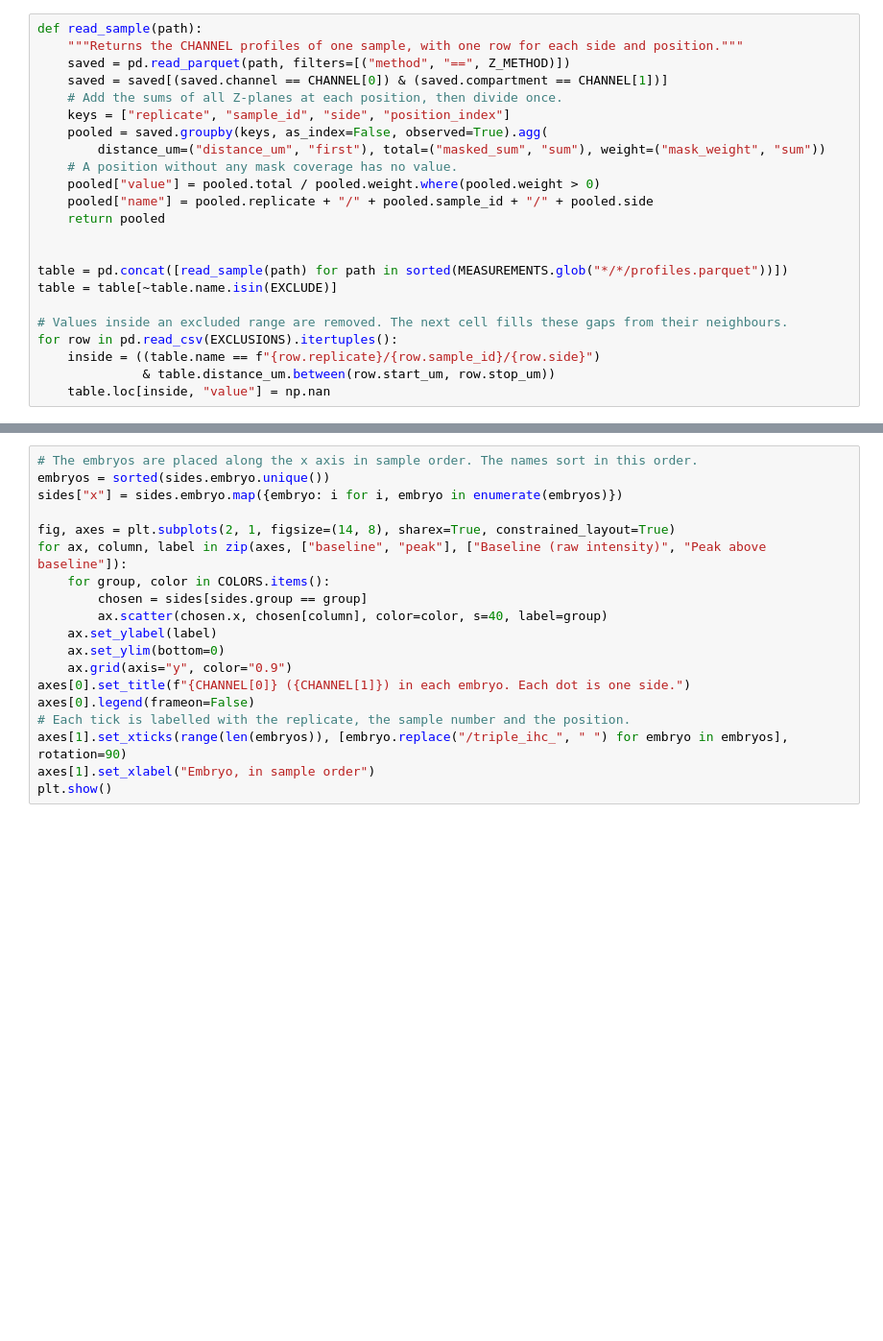
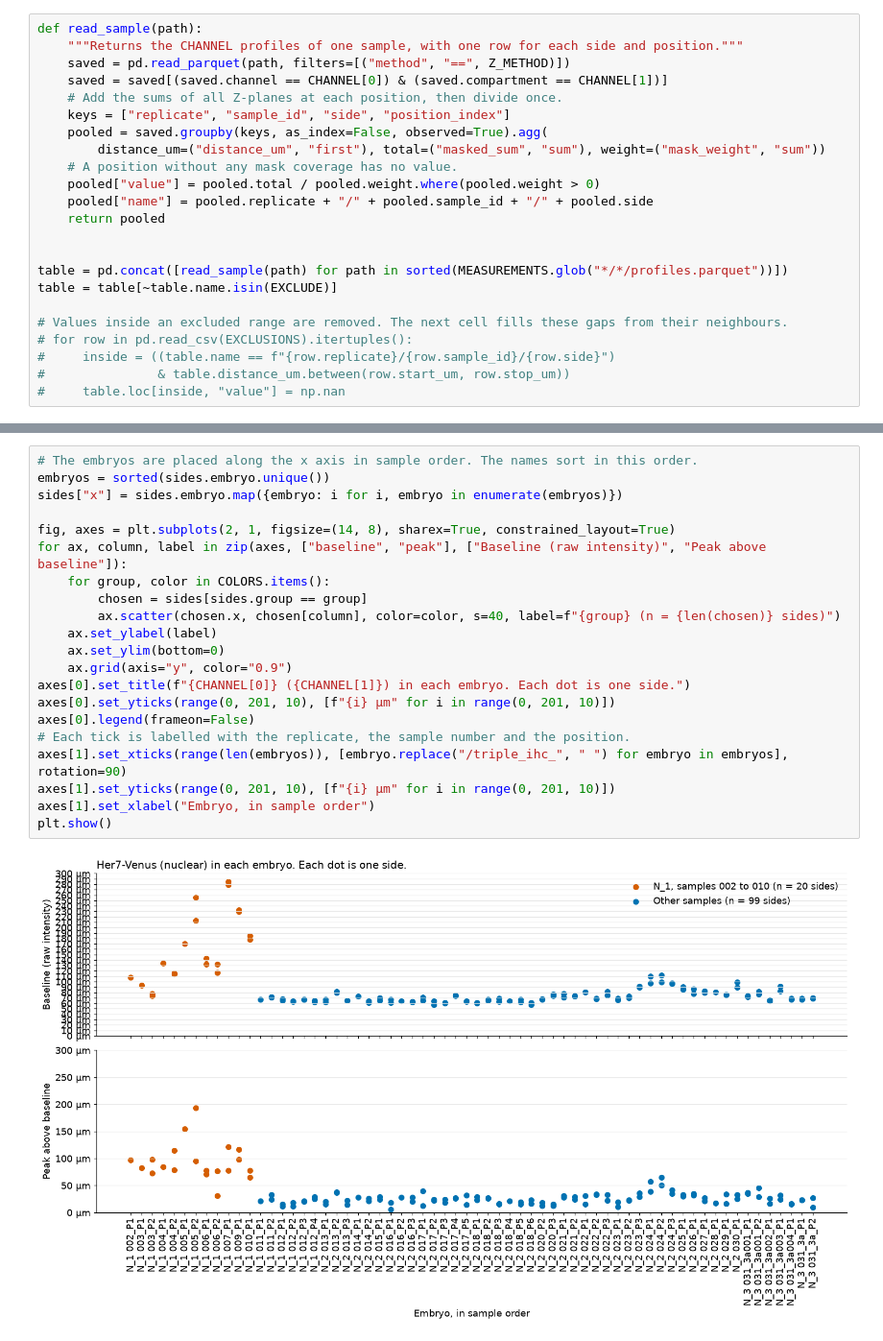
Before and after one commit to AryaDesai/IHC_analysis, a Jupyter notebook: compare_embryos.ipynb, the cells around one changed output, grey strips where cells are left out. Shown at 96% size. Drawn from its saved outputs; the diff is of its cells as text; blank space fills up the shorter version.

```diff
--- a/compare_embryos.ipynb
+++ b/compare_embryos.ipynb
@@ -62,10 +62,10 @@ table = pd.concat([read_sample(path) for path in sorted(MEASUREMENTS.glob("*/*/p
 table = table[~table.name.isin(EXCLUDE)]
 
 # Values inside an excluded range are removed. The next cell fills these gaps from their neighbours.
-for row in pd.read_csv(EXCLUSIONS).itertuples():
-    inside = ((table.name == f"{row.replicate}/{row.sample_id}/{row.side}")
-              & table.distance_um.between(row.start_um, row.stop_um))
-    table.loc[inside, "value"] = np.nan
+# for row in pd.read_csv(EXCLUSIONS).itertuples():
+#     inside = ((table.name == f"{row.replicate}/{row.sample_id}/{row.side}")
+#               & table.distance_um.between(row.start_um, row.stop_um))
+#     table.loc[inside, "value"] = np.nan
 # %%
 def smooth(distance, values):
     """Returns a profile with its gaps filled from their neighbours and a rolling mean of width SMOOTH_UM."""
@@ -93,22 +111,26 @@ sides.groupby("group")[["baseline", "peak"]].describe().round(0).T
 # %%
 # The embryos are placed along the x axis in sample order. The names sort in this order.
 embryos = sorted(sides.embryo.unique())
 sides["x"] = sides.embryo.map({embryo: i for i, embryo in enumerate(embryos)})
 
 fig, axes = plt.subplots(2, 1, figsize=(14, 8), sharex=True, constrained_layout=True)
 for ax, column, label in zip(axes, ["baseline", "peak"], ["Baseline (raw intensity)", "Peak above baseline"]):
     for group, color in COLORS.items():
         chosen = sides[sides.group == group]
-        ax.scatter(chosen.x, chosen[column], color=color, s=40, label=group)
+        ax.scatter(chosen.x, chosen[column], color=color, s=40, label=f"{group} (n = {len(chosen)} sides)")
     ax.set_ylabel(label)
     ax.set_ylim(bottom=0)
     ax.grid(axis="y", color="0.9")
 axes[0].set_title(f"{CHANNEL[0]} ({CHANNEL[1]}) in each embryo. Each dot is one side.")
+axes[0].set_yticks(range(0, 201, 10), [f"{i} µm" for i in range(0, 201, 10)])
 axes[0].legend(frameon=False)
 # Each tick is labelled with the replicate, the sample number and the position.
 axes[1].set_xticks(range(len(embryos)), [embryo.replace("/triple_ihc_", " ") for embryo in embryos], rotation=90)
+axes[1].set_yticks(range(0, 201, 10), [f"{i} µm" for i in range(0, 201, 10)])
 axes[1].set_xlabel("Embryo, in sample order")
 plt.show()
+# %% [output]
+[figure, added]
 # %%
 # Every profile is read at the same 200 points of the relative axis, which lets the
 # profiles of a group be stacked and their median be taken at each point. The relative
```
Also changed, not shown: parts of 7 cells of this notebook, 3 other files.
